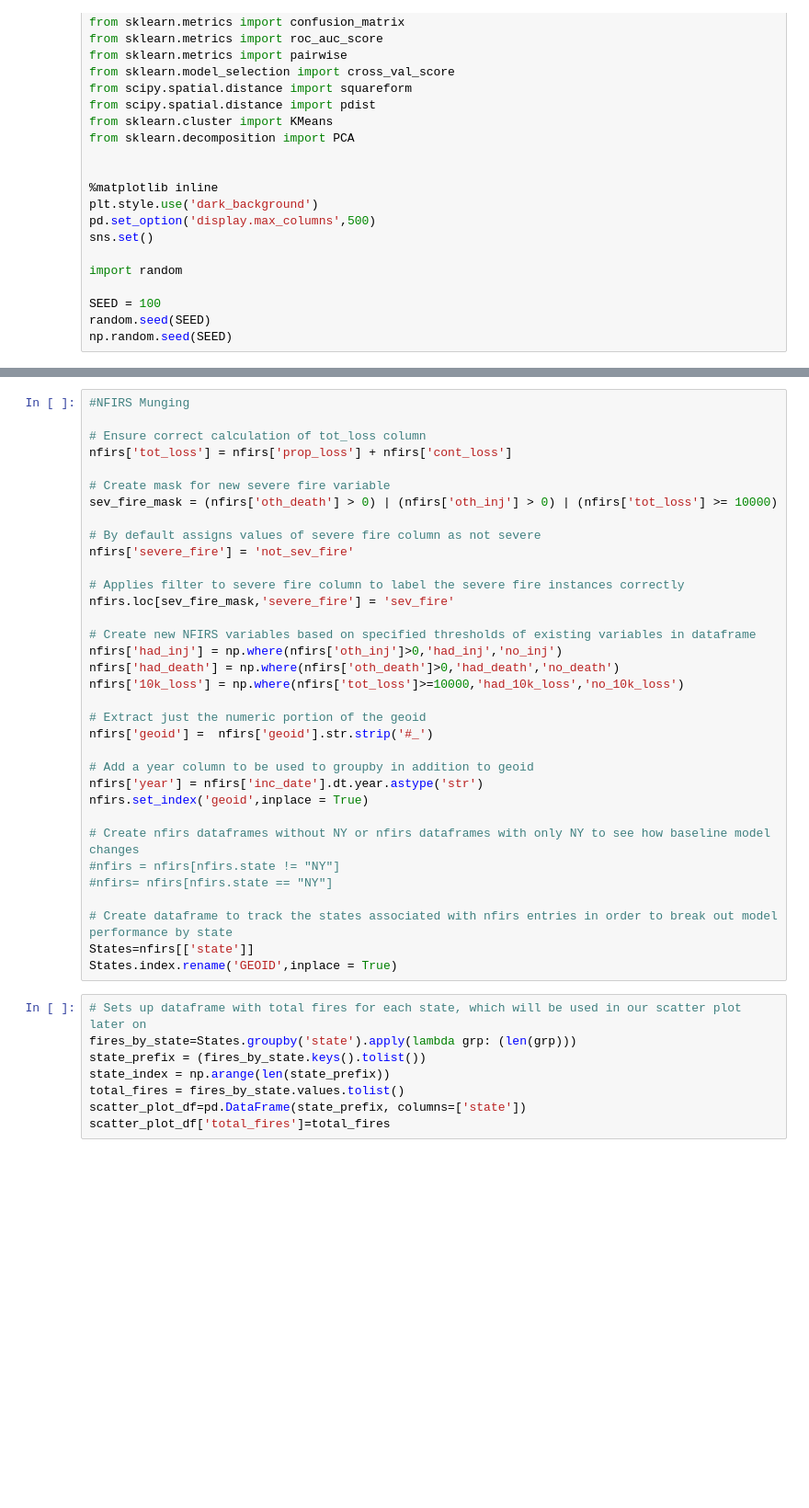
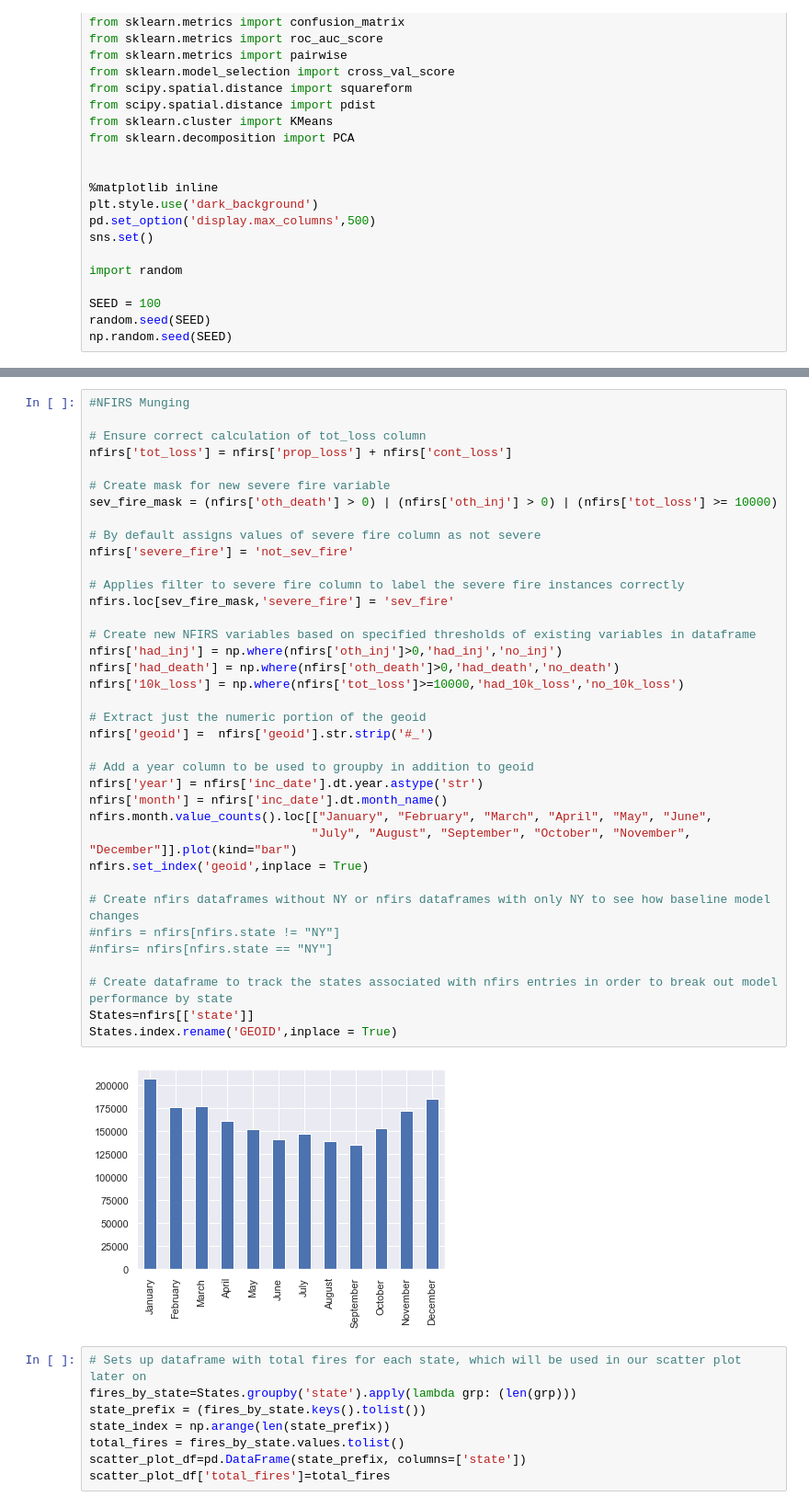
Before and after one commit to DataKind-DC/rcp2, a Jupyter notebook: Code/Models/NFIRS_Block_level-Performance by State.ipynb, the cells around one changed output, grey strips where cells are left out. Shown at 92% size. Cells and saved outputs as stored; diff of their text form; blank space fills up the shorter version.

```diff
--- a/Code/Models/NFIRS_Block_level-Performance by State.ipynb
+++ b/Code/Models/NFIRS_Block_level-Performance by State.ipynb
@@ -78,33 +92,38 @@ Columns (2) have mixed types.Specify dtype option on import or set low_memory=Fa
 nfirs['tot_loss'] = nfirs['prop_loss'] + nfirs['cont_loss']
 
 # Create mask for new severe fire variable
 sev_fire_mask = (nfirs['oth_death'] > 0) | (nfirs['oth_inj'] > 0) | (nfirs['tot_loss'] >= 10000)
 
 # By default assigns values of severe fire column as not severe
 nfirs['severe_fire'] = 'not_sev_fire'
 
 # Applies filter to severe fire column to label the severe fire instances correctly
 nfirs.loc[sev_fire_mask,'severe_fire'] = 'sev_fire'
 
 # Create new NFIRS variables based on specified thresholds of existing variables in dataframe
 nfirs['had_inj'] = np.where(nfirs['oth_inj']>0,'had_inj','no_inj')
 nfirs['had_death'] = np.where(nfirs['oth_death']>0,'had_death','no_death')
 nfirs['10k_loss'] = np.where(nfirs['tot_loss']>=10000,'had_10k_loss','no_10k_loss')
 
 # Extract just the numeric portion of the geoid
 nfirs['geoid'] =  nfirs['geoid'].str.strip('#_')
 
 # Add a year column to be used to groupby in addition to geoid
 nfirs['year'] = nfirs['inc_date'].dt.year.astype('str')
+nfirs['month'] = nfirs['inc_date'].dt.month_name()
+nfirs.month.value_counts().loc[["January", "February", "March", "April", "May", "June",
+                               "July", "August", "September", "October", "November", "December"]].plot(kind="bar")
 nfirs.set_index('geoid',inplace = True)
 
 # Create nfirs dataframes without NY or nfirs dataframes with only NY to see how baseline model changes
 #nfirs = nfirs[nfirs.state != "NY"]
 #nfirs= nfirs[nfirs.state == "NY"]
 
 # Create dataframe to track the states associated with nfirs entries in order to break out model performance by state
 States=nfirs[['state']]
 States.index.rename('GEOID',inplace = True)
+# %% [output]
+[figure, added]
 # %%
 # Sets up dataframe with total fires for each state, which will be used in our scatter plot later on
 fires_by_state=States.groupby('state').apply(lambda grp: (len(grp)))
```
Also changed, not shown: parts of 11 cells of this notebook, 2 other files.
